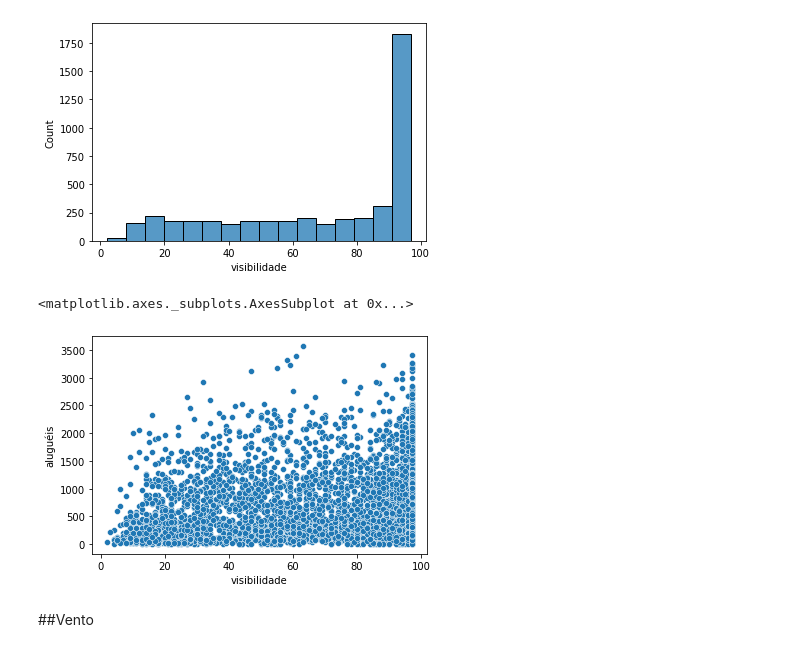
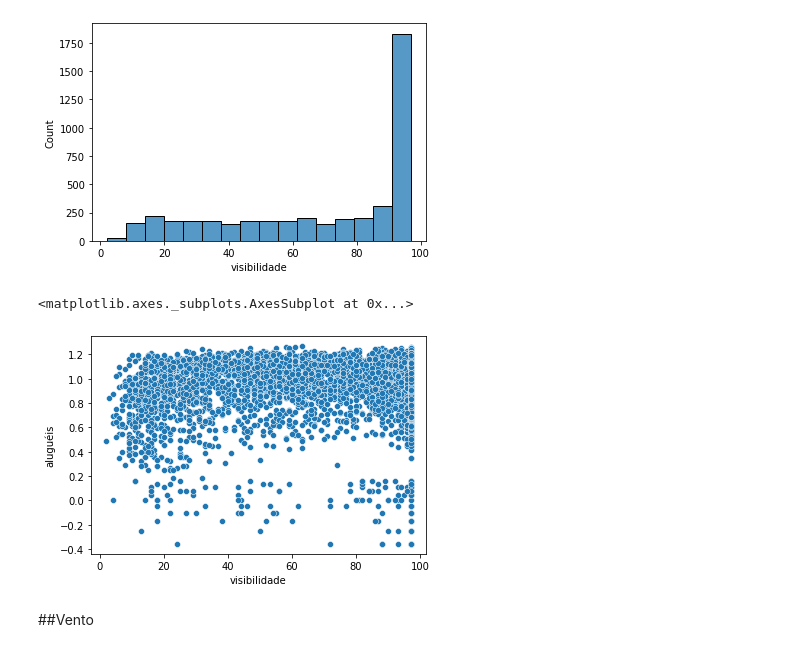
Before and after one commit to leoferro/9_competicao_ml_flay, a Jupyter notebook: Analise_Exploratoria_competicao_9.ipynb, the cells around one changed output. Cells and saved outputs as stored; diff of their text form; code cells hidden in the pictures.

```diff
--- a/Analise_Exploratoria_competicao_9.ipynb
+++ b/Analise_Exploratoria_competicao_9.ipynb
@@ -22,0 +25,3 @@ df.head()
+# %%
+#Transformação da variável visibilidade em numérica
+df['visibilidade'] = df.visibilidade.apply(lambda x : x[:-1]).astype(float)
@@ -23,3 +90,6 @@ df.head()
+# %%
+#Teste - > modificação da variável aluguél antes das analizes:
+df['aluguéis']=np.log(df.aluguéis)
 # %% [markdown]
 ##Hora
 # %%
@@ -215,12 +282,12 @@ sns.histplot(vis_num)
 [figure]
 # %%
 sns.scatterplot(
-    x=vis_num,
+    x=df.visibilidade,
     y=df.aluguéis
 )
 # %% [output]
 <matplotlib.axes._subplots.AxesSubplot at 0x...>
-[figure, old version]
+[figure, new version]
 # %% [markdown]
 ##Vento
 # %%
```
Also changed, not shown: parts of 38 cells of this notebook.
